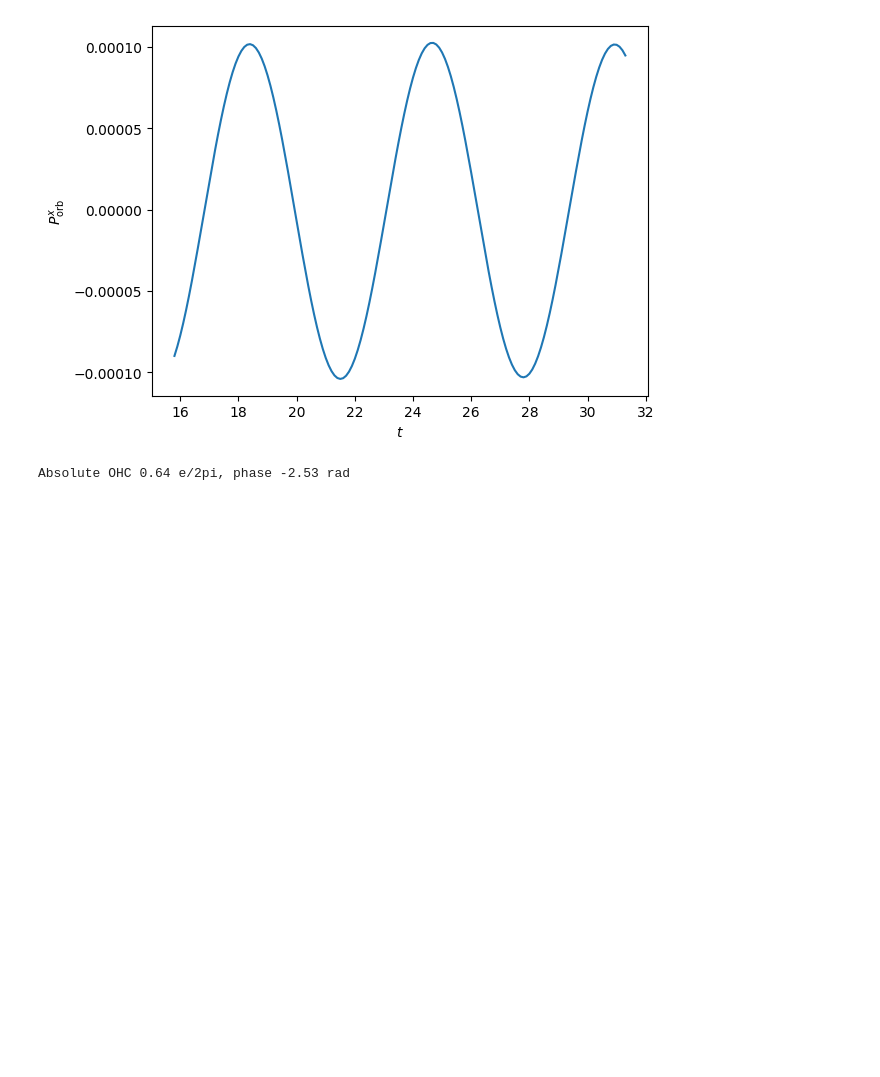
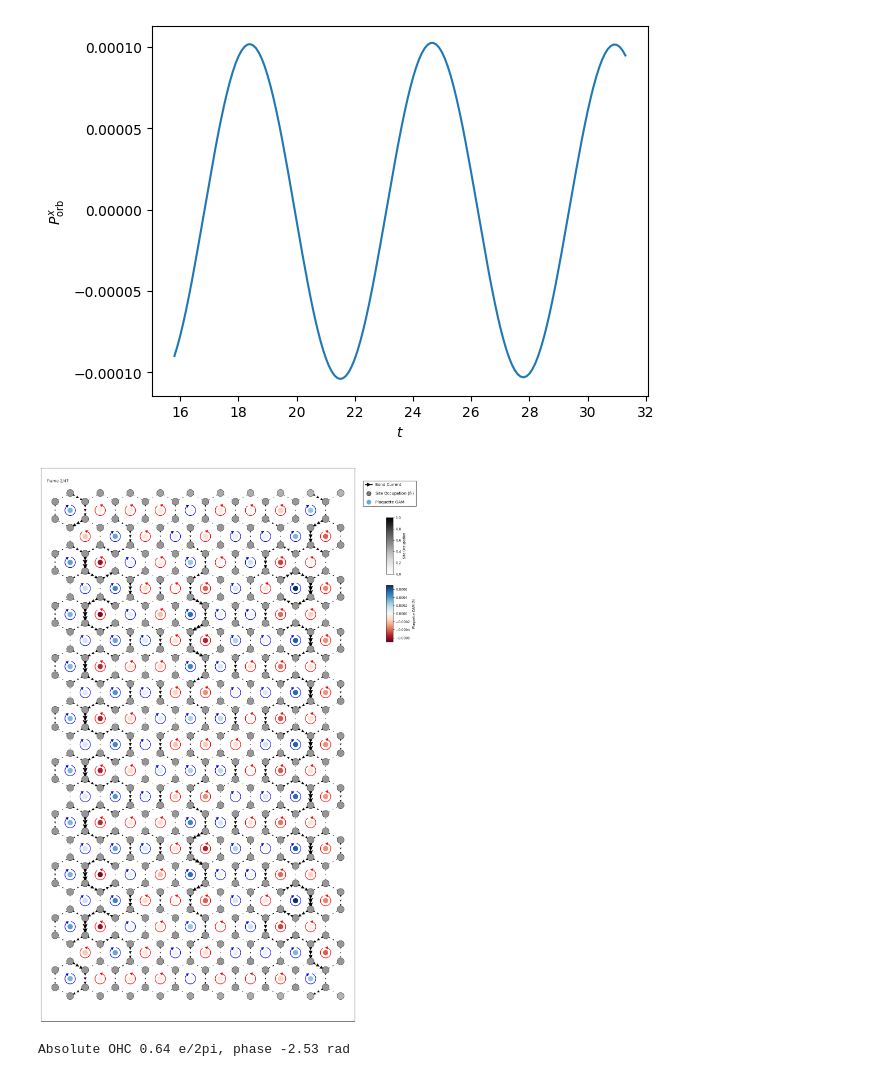
Before and after one commit to Leonard-P/orbitronics_research_project, a Jupyter notebook: how_to_use.ipynb, the cells around one changed output. Cells and saved outputs as stored; diff of their text form; code cells hidden in the pictures; blank space fills up the shorter version.

Commit message:
add single frame plotting util

```diff
--- a/how_to_use.ipynb
+++ b/how_to_use.ipynb
@@ -54,6 +54,12 @@ plt.ylabel(r"$P_\mathrm{orb}^{x}$")
 plt.show()
 # %% [output]
 [figure]
+# %%
+tb.show_simulation_frame(animation, H.geometry, frame=1, show=False)
+plt.savefig("frame1.png")
+plt.show()
+# %% [output]
+[figure, added]
 # %%
 tb.save_simulation_animation(
     animation,
```
Also changed, not shown: parts of 2 cells of this notebook, 3 other files.
